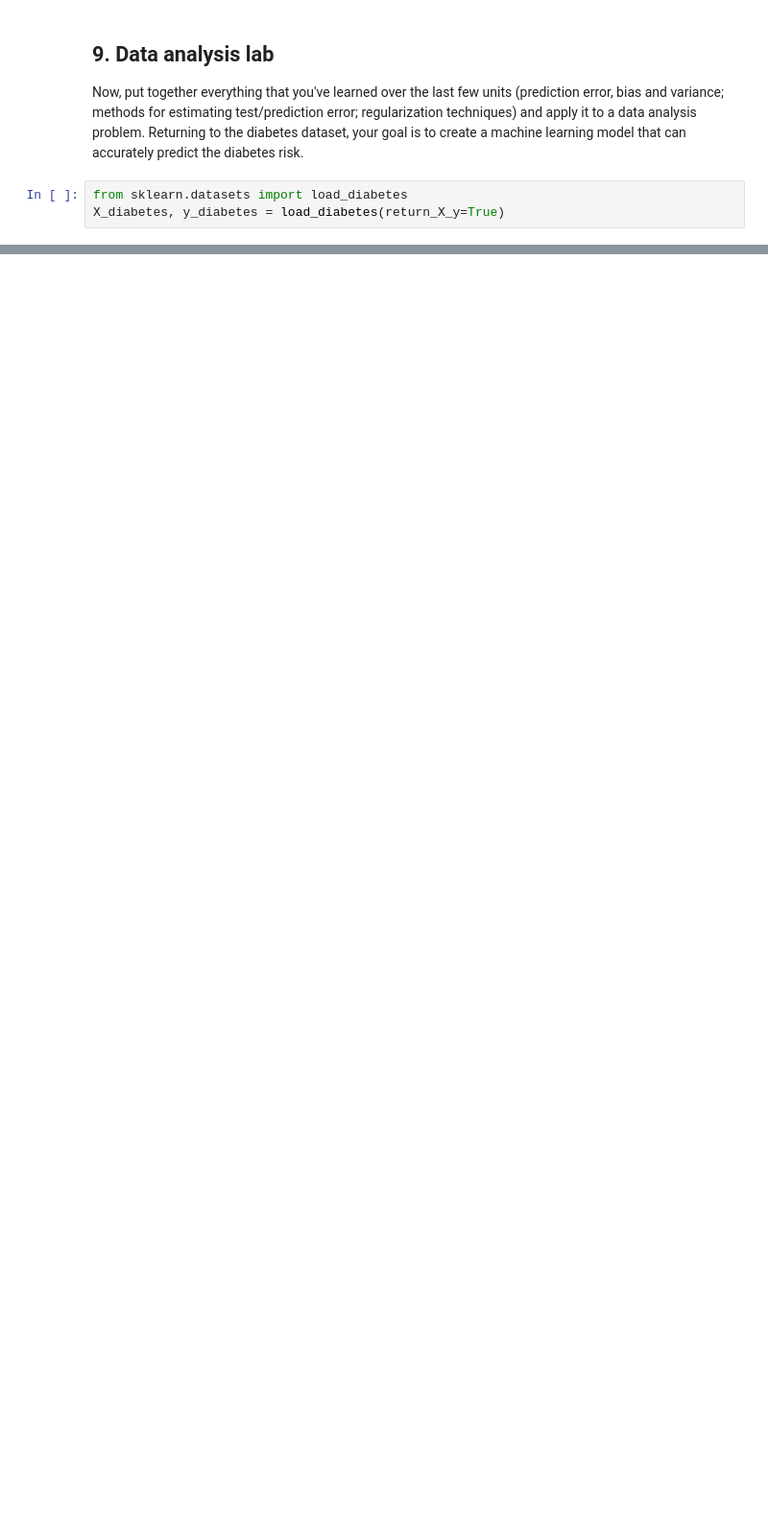
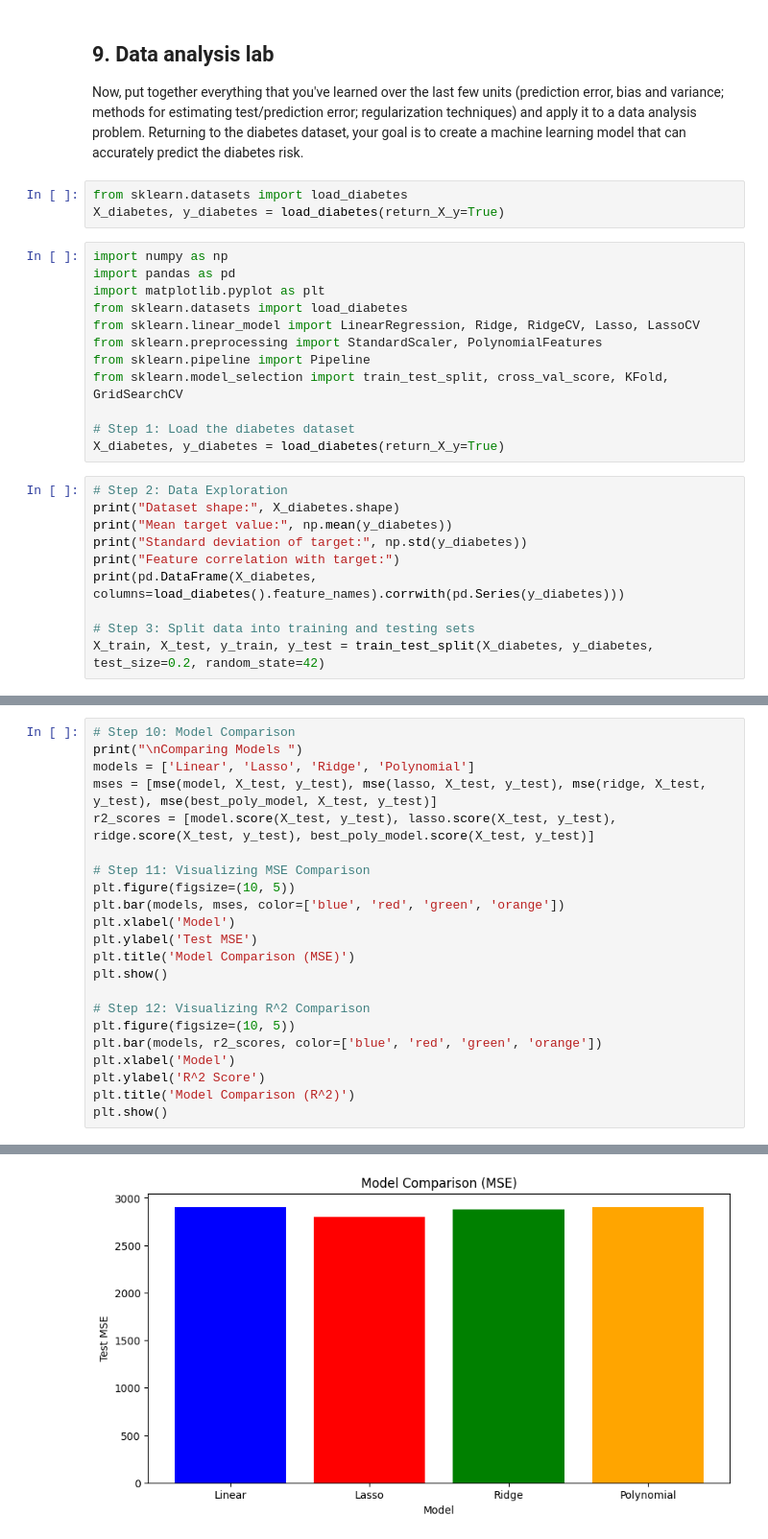
Before and after one commit to igerz/izzynotebook, a Jupyter notebook: 09_linreg_regularization_student.ipynb, the cells around one changed output, grey strips where cells are left out. Shown at 96% size. Drawn from its saved outputs; the diff is of its cells as text; blank space fills up the shorter version.

```diff
--- a/09_linreg_regularization_student.ipynb
+++ b/09_linreg_regularization_student.ipynb
@@ -260,3 +260,25 @@ Now, put together everything that you've learned over the last few units (predic
 # %%
 from sklearn.datasets import load_diabetes
 X_diabetes, y_diabetes = load_diabetes(return_X_y=True)
+# %%
+import numpy as np
+import pandas as pd
+import matplotlib.pyplot as plt
+from sklearn.datasets import load_diabetes
+from sklearn.linear_model import LinearRegression, Ridge, RidgeCV, Lasso, LassoCV
+from sklearn.preprocessing import StandardScaler, PolynomialFeatures
+from sklearn.pipeline import Pipeline
+from sklearn.model_selection import train_test_split, cross_val_score, KFold, GridSearchCV
+
+# Step 1: Load the diabetes dataset
+X_diabetes, y_diabetes = load_diabetes(return_X_y=True)
+# %%
+# Step 2: Data Exploration
+print("Dataset shape:", X_diabetes.shape)
+print("Mean target value:", np.mean(y_diabetes))
+print("Standard deviation of target:", np.std(y_diabetes))
+print("Feature correlation with target:")
+print(pd.DataFrame(X_diabetes, columns=load_diabetes().feature_names).corrwith(pd.Series(y_diabetes)))
+
+# Step 3: Split data into training and testing sets
+X_train, X_test, y_train, y_test = train_test_split(X_diabetes, y_diabetes, test_size=0.2, random_state=42)
@@ -262,0 +384,23 @@ X_diabetes, y_diabetes = load_diabetes(return_X_y=True)
+# %%
+# Step 10: Model Comparison
+print("\nComparing Models ")
+models = ['Linear', 'Lasso', 'Ridge', 'Polynomial']
+mses = [mse(model, X_test, y_test), mse(lasso, X_test, y_test), mse(ridge, X_test, y_test), mse(best_poly_model, X_test, y_test)]
+r2_scores = [model.score(X_test, y_test), lasso.score(X_test, y_test), ridge.score(X_test, y_test), best_poly_model.score(X_test, y_test)]
+
+# Step 11: Visualizing MSE Comparison
+plt.figure(figsize=(10, 5))
+plt.bar(models, mses, color=['blue', 'red', 'green', 'orange'])
+plt.xlabel('Model')
+plt.ylabel('Test MSE')
+plt.title('Model Comparison (MSE)')
+plt.show()
+
+# Step 12: Visualizing R^2 Comparison
+plt.figure(figsize=(10, 5))
+plt.bar(models, r2_scores, color=['blue', 'red', 'green', 'orange'])
+plt.xlabel('Model')
+plt.ylabel('R^2 Score')
+plt.title('Model Comparison (R^2)')
+plt.show()
+# %% [output]
@@ -262,0 +408 @@ X_diabetes, y_diabetes = load_diabetes(return_X_y=True)
+[figure, added]
```
Also changed, not shown: parts of 5 cells of this notebook.
